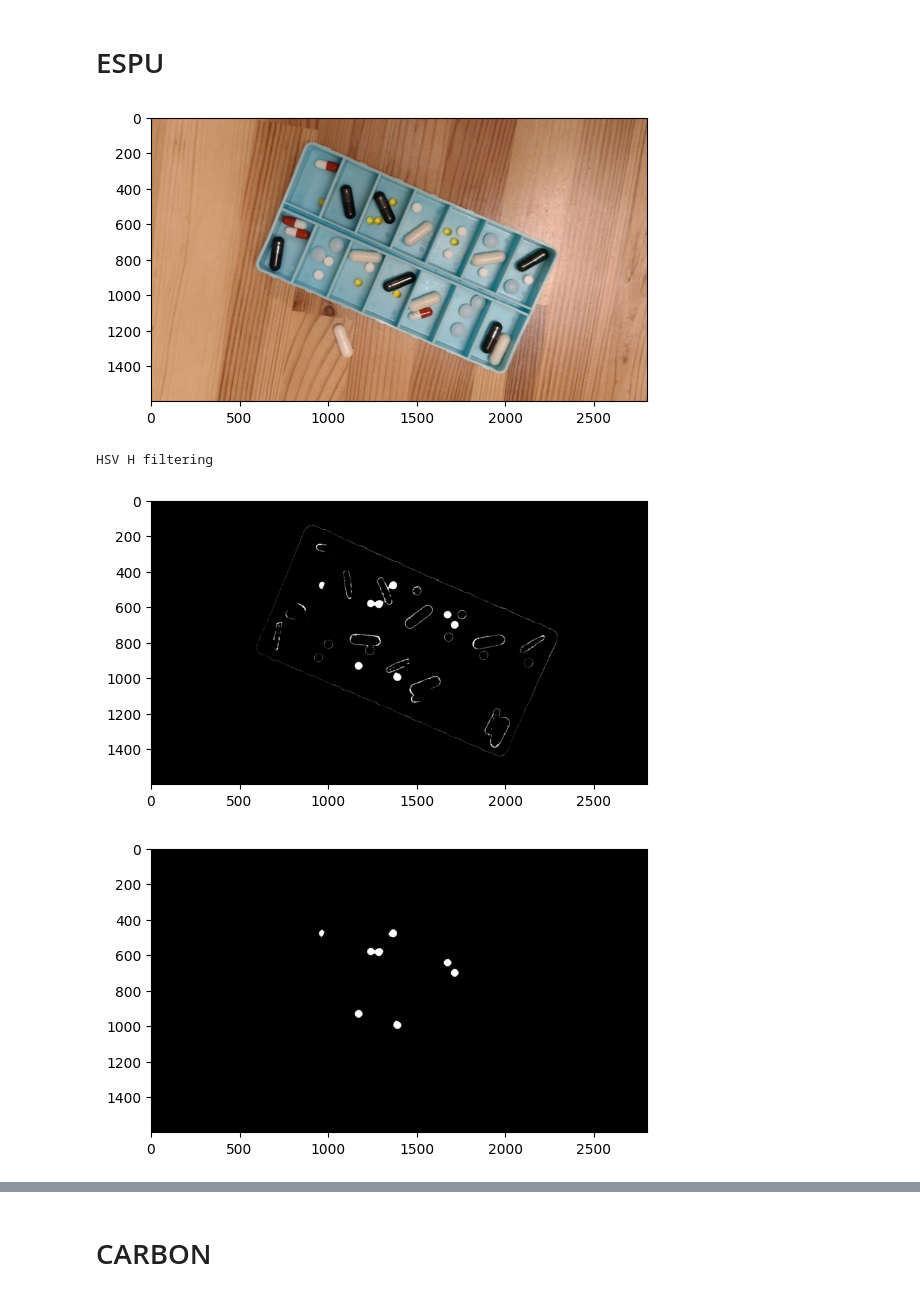
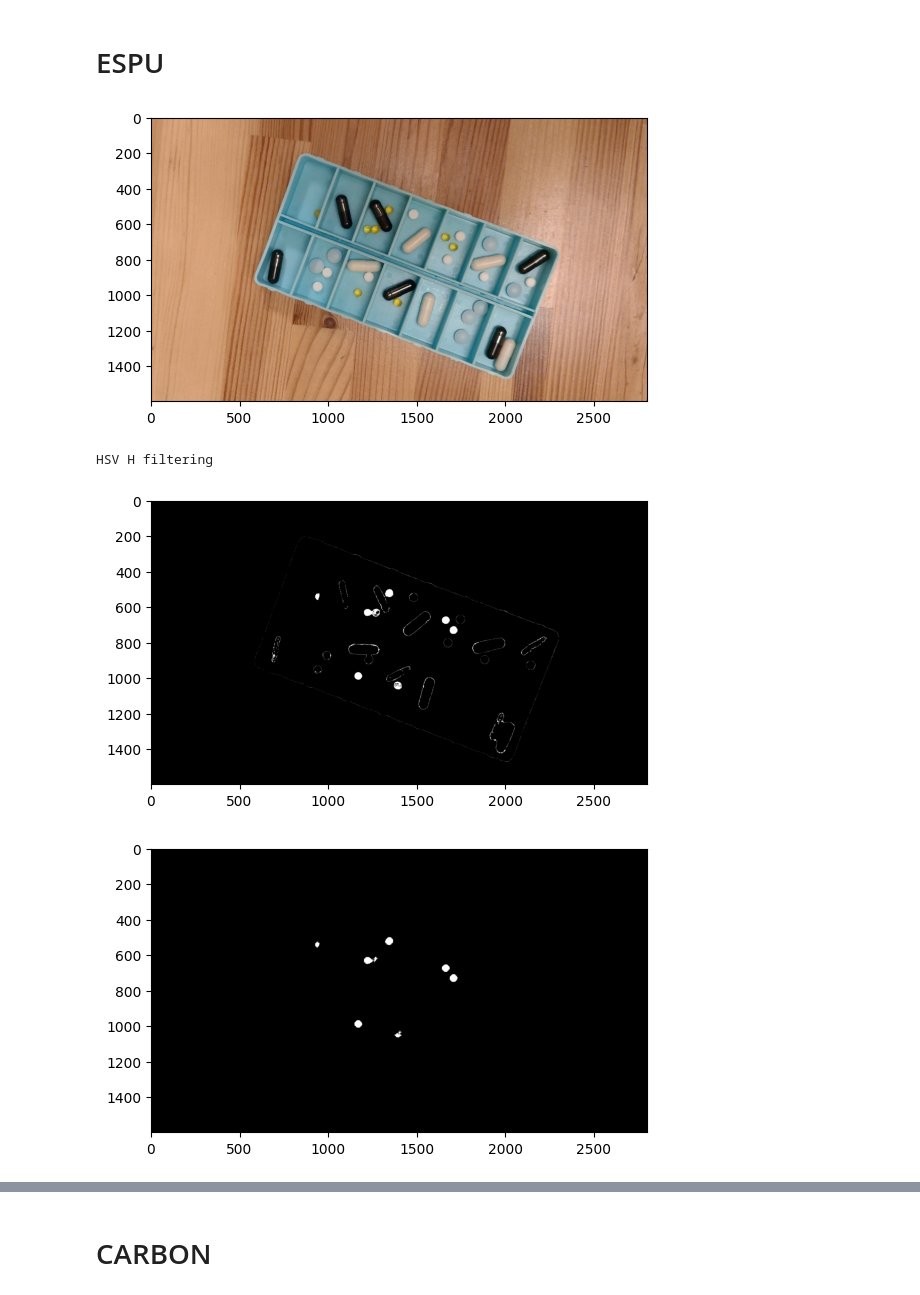
Before and after one commit to WitoldFracek/AiPOiV, a Jupyter notebook: Lab5/experiments.ipynb, the cells around one changed output, grey strips where cells are left out. Drawn from its saved outputs; the diff is of its cells as text; code cells hidden in the pictures.

```diff
--- a/Lab5/experiments.ipynb
+++ b/Lab5/experiments.ipynb
@@ -113,28 +149,28 @@ plt.show()
 # %%
 src = cv2.imread('calib.png')
 src = cv2.imread('test_line.png')
-# src = cv2.imread('test.png')
+src = cv2.imread('test.png')
 plt.imshow(cv2.cvtColor(src, cv2.COLOR_BGR2RGB))
 plt.show()
 assert src is not None
 
 image = src.copy()
 image = cv2.cvtColor(image, cv2.COLOR_BGR2HSV)
-image = cv2.inRange(image[..., 0], 20, 30)
+image = cv2.inRange(image[..., 0], 25, 30)
 print('HSV H filtering')
 plt.imshow(image, cmap='gray')
 plt.show()
 
 kernel = cv2.getStructuringElement(cv2.MORPH_CROSS, (15, 15))
 image = cv2.morphologyEx(image, cv2.MORPH_OPEN, kernel)
 plt.imshow(image, cmap='gray')
 plt.show()
 
 image = remove_small_objects(image > 0, min_size=400)
 plt.imshow(image, cmap='gray')
 plt.show()
 # %% [output]
-[figure, old version]
+[figure, new version]
 HSV H filtering
-[figure, old version]
+[figure, new version]
-[figure, old version]
+[figure, new version]
```
Also changed, not shown: parts of 5 cells of this notebook, 1 other file.
